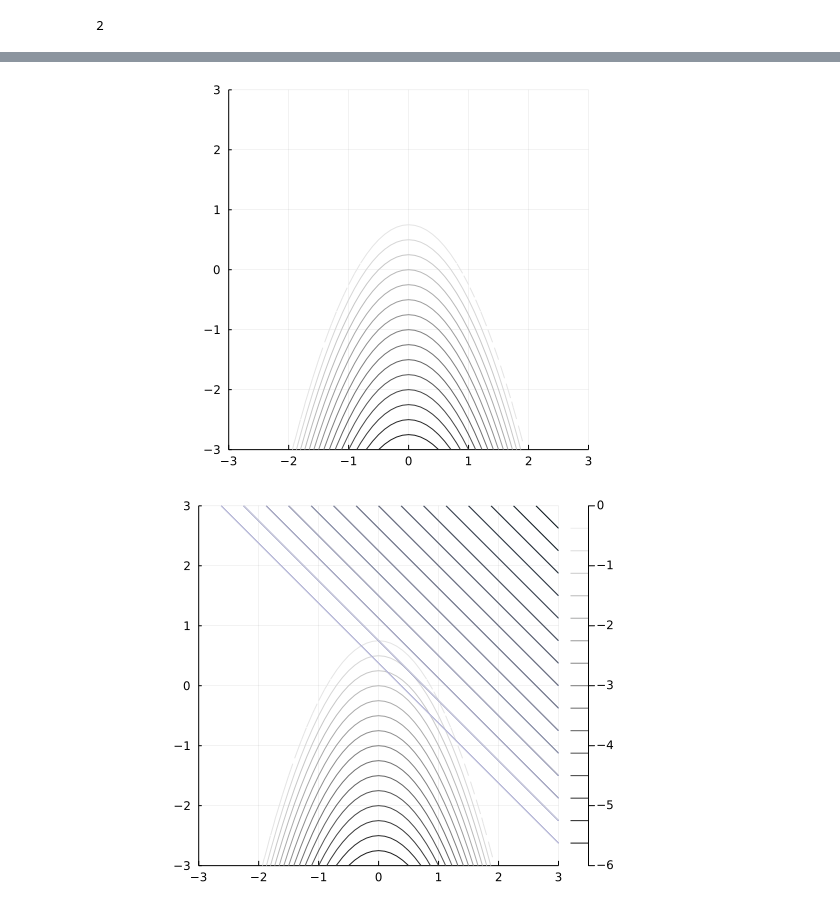
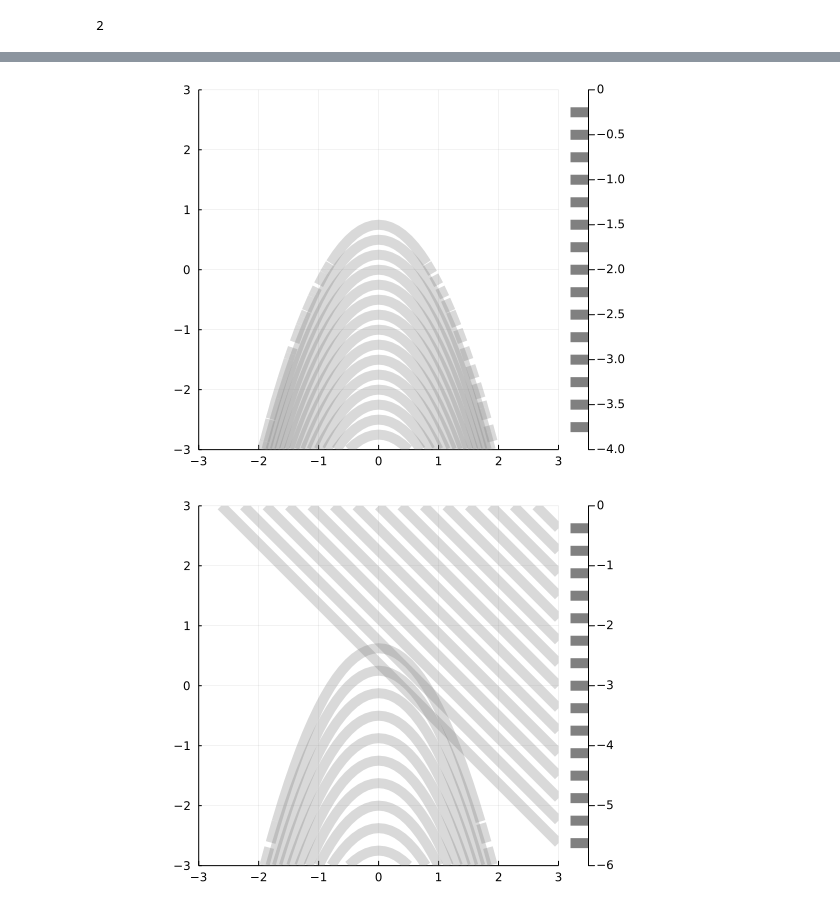
Before and after one commit to juliet29/cs361_project02, a Jupyter notebook: project2_jl/test02.ipynb, the cells around one changed output, grey strips where cells are left out. Saved outputs shown, nothing was run; the diff lists cells and outputs as text; code cells hidden in the pictures.

Commit message:
convergence plot

```diff
--- a/project2_jl/test02.ipynb
+++ b/project2_jl/test02.ipynb
@@ -100,12 +100,12 @@ c2_filt = ifelse.(c2 .< 0, c2, 0)
  0   0    -0.1  -0.2  -0.3  -0.4  -0.5     -5.4  -5.5  -5.6  -5.7  -5.8  -5.9
  0  -0.1  -0.2  -0.3  -0.4  -0.5  -0.6  …  -5.5  -5.6  -5.7  -5.8  -5.9  -6.0
 # %%
-contour(xr, yr, c1_filt, xlims=(-3,3), ylims=(-3,3),aspectratio=:equal, linecolor= cgrad(:grays), colorbar_entry=true)
+contour(xr, yr, c1_filt, xlims=(-3,3), ylims=(-3,3),aspectratio=:equal, fillalpha=0.3, linecolor=:grey, linewidth=10)
 # %% [output]
-[figure, old version]
+[figure, new version]
 # %%
-contour!(xr, yr, c2_filt, xlims=(-3,3), ylims=(-3,3),aspectratio=:equal, colorbar_entry=true, linecolor= cgrad(:greys))
+contour!(xr, yr, c2_filt, xlims=(-3,3), ylims=(-3,3),aspectratio=:equal, colorbar_entry=true, fillalpha=0.3, linecolor=:grey, linewidth=10)
 # %% [output]
-[figure, old version]
+[figure, new version]
 # %%
 # alternatively solve for this region, and plot xs there..
```
Also changed, not shown: parts of 1 cell of this notebook, 11 other files.
